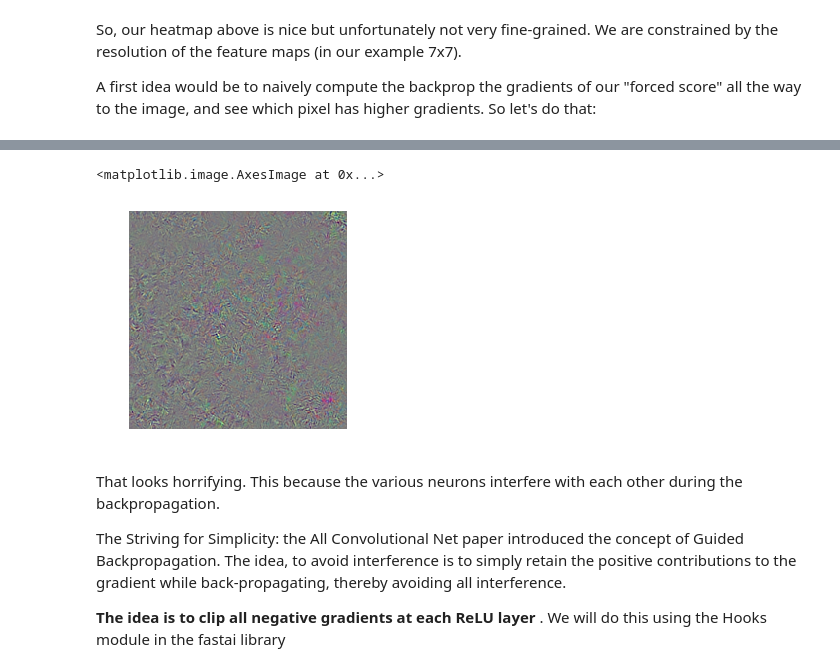
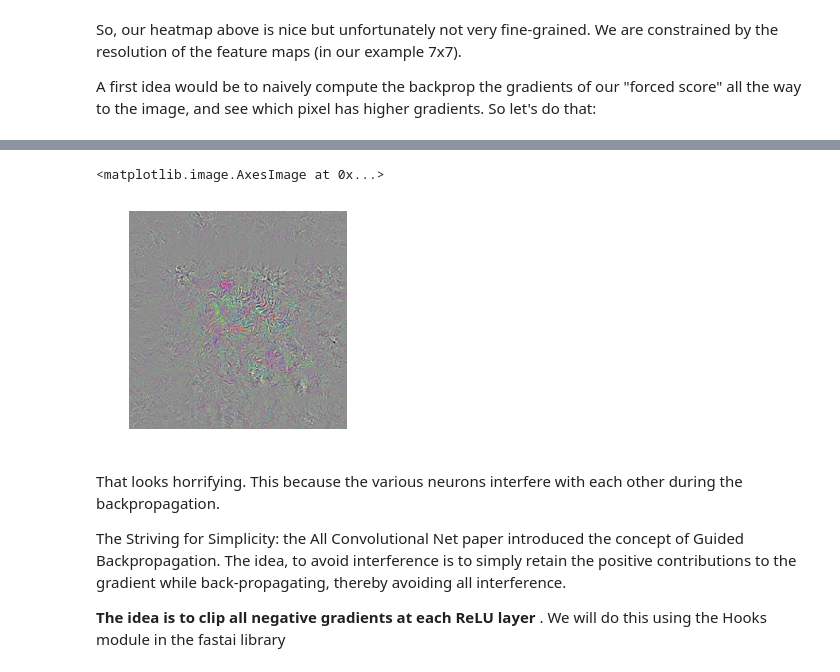
Before and after one commit to anhquan0412/fastai_v3p1, a Jupyter notebook: les1/grad_cam.ipynb, the cells around one changed output, grey strips where cells are left out. Cells and saved outputs as stored; diff of their text form; code cells hidden in the pictures.

```diff
--- a/les1/grad_cam.ipynb
+++ b/les1/grad_cam.ipynb
@@ -19,4 +18,4 @@ fastai.__version__
 # %%
 path = untar_data(URLs.PETS); path
-bs =64
+bs =90
 # %% [output]
@@ -103,6 +102,6 @@ gradient_hook = fastai.callbacks.Hook(target_layer, lambda m,inp,out: inp , is_f
 # %% [markdown]
 # get image
 # %%
-i = 2
+i = 0
 learn.data.valid_ds[i][0].show()
 # %% [output]
@@ -274,0 +317,10 @@ Another way to visualize
+# %%
+def image_from_tensor(imagetensor):
+    numpied = torch.squeeze(imagetensor)
+    numpied = np.moveaxis(numpied.cpu().numpy(), 0 , -1)
+    numpied = numpied - np.min(numpied)
+    numpied = numpied/np.max(numpied)
+    return numpied
+plt.imshow(image_from_tensor(img))
+plt.imshow(upsampled, alpha=.8)
+plt.gca().set_axis_off()
@@ -306,9 +344,11 @@ tensor([[[[ 1.8358e+00,  1.4844e+00,  1.3284e+00,  ...,  5.2869e-01,
+# %%
+grad_img = img.grad
 # %%
-plt.imshow(image_from_tensor(img.grad))
+plt.imshow(image_from_tensor(grad_img))
 plt.gca().set_axis_off()
 # %% [output]
 <matplotlib.image.AxesImage at 0x...>
-[figure, old version]
+[figure, new version]
 # %% [markdown]
 
 That looks horrifying. This because the various neurons interfere with each other during the backpropagation.
```
Also changed, not shown: parts of 31 cells of this notebook.
